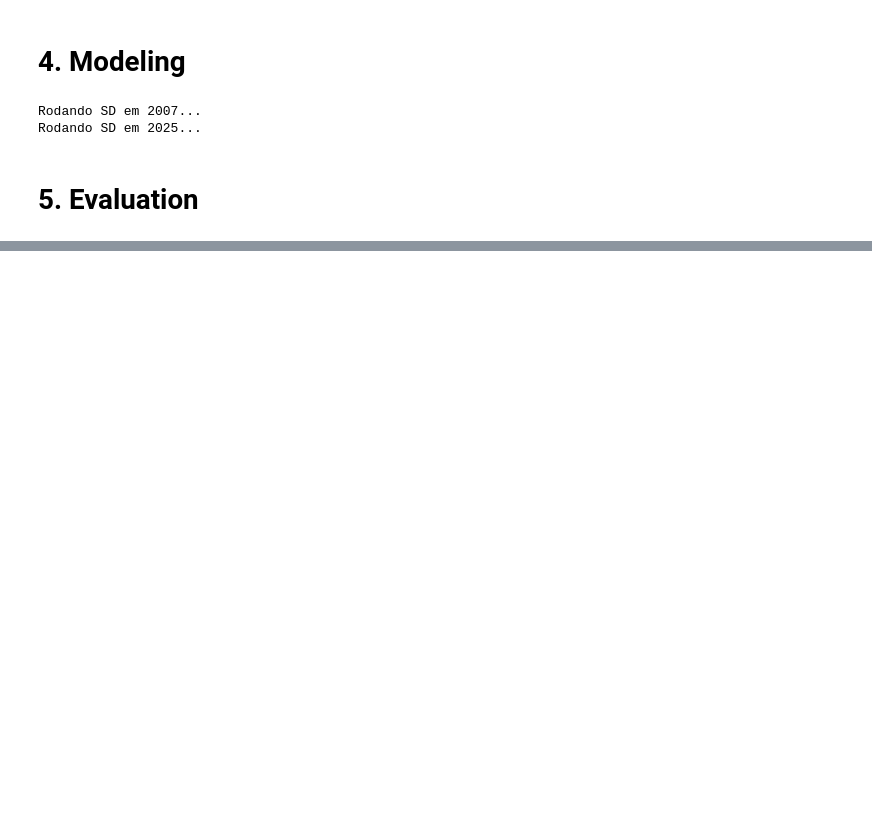
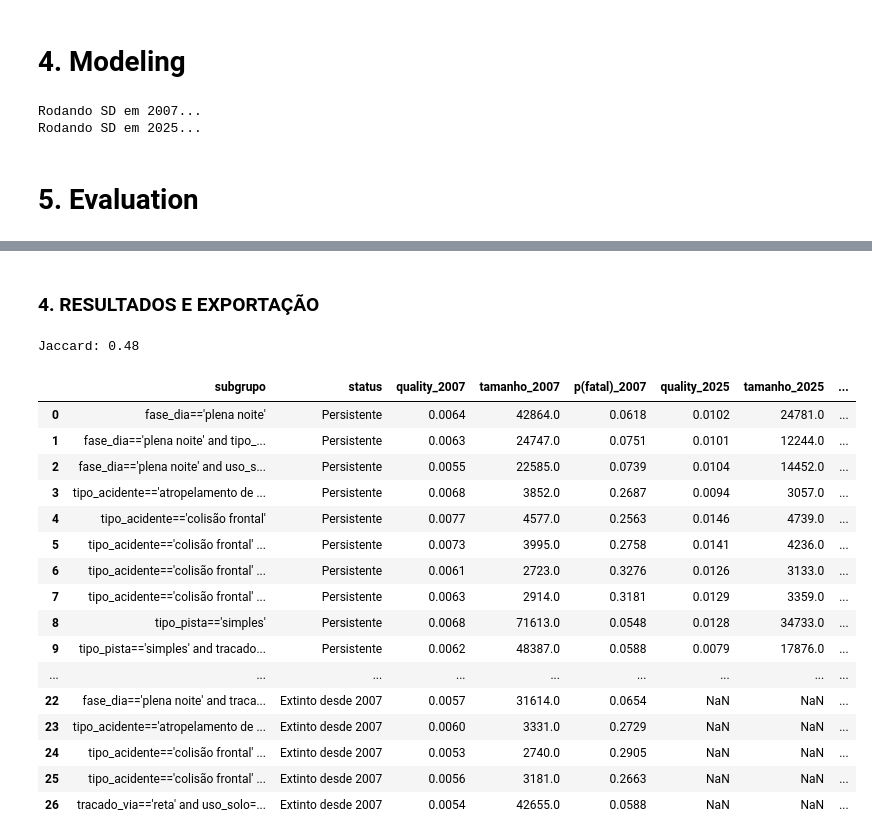
Before and after one commit to HectorSoares/tp_ad, a Jupyter notebook: main.ipynb, the cells around one changed output, grey strips where cells are left out. Saved outputs shown, nothing was run; the diff lists cells and outputs as text; code cells hidden in the pictures; blank space fills up the shorter version.

```diff
--- a/main.ipynb
+++ b/main.ipynb
@@ -13,6 +13,10 @@ import numpy as np
 import matplotlib.pyplot as plt
 import seaborn as sns
 import math
+
+pd.set_option('display.max_colwidth', None)
+#pd.set_option('display.width', 2000)
+pd.set_option('display.max_columns', None)
 # %% [markdown]
 # 1. Business Understanding
 # %% [markdown]
@@ -384,4 +437,34 @@ Rodando SD em 2007...
 Rodando SD em 2025...
 # %% [markdown]
 # 5. Evaluation
+# %%
+def subgroup_to_str(sg):
+    return str(sg).strip().lower()
+
+# Mapeia string -> linha original para recuperar métricas
+map07 = {subgroup_to_str(r['subgroup']): r for _, r in res07.iterrows()}
+map25 = {subgroup_to_str(r['subgroup']): r for _, r in res25.iterrows()}
+
+set07 = set(map07.keys())
+set25 = set(map25.keys())
+
+jaccard = len(set07 & set25) / len(set07 | set25) if set07 | set25 else 0
+
+def make_table(keys, map_principal, map_secundario=None):
+    rows = []
+    for k in sorted(keys):
+        r = map_principal[k]
+        row = {
+            'subgrupo': k,
+            'quality':  round(r['quality'], 4),
+            'tamanho':  int(r['size_sg']),
+            'p(fatal)': round(r['target_share_sg'], 4),
+        }
+        if map_secundario and k in map_secundario:
+            r2 = map_secundario[k]
+            row['quality_outro_ano'] = round(r2['quality'], 4)
+            row['tamanho_outro_ano'] = int(r2['size_sg'])
+            row['p(fatal)_outro_ano'] = round(r2['target_share_sg'], 4)
+        rows.append(row)
+    return pd.DataFrame(rows)
 # %%
@@ -468,3 +518,31 @@ print(sep)
+# %% [markdown]
+### 4. RESULTADOS E EXPORTAÇÃO
+# %%
+print(f"Jaccard: {jaccard:.2f}")
+
+# Salva a tabela consolidada num arquivo CSV (pode ser aberto no Excel)
+df_tabela_final.to_csv("tabela_consolidada_subgrupos.csv", index=False)
+
+display(df_tabela_final)
+# %% [output]
+Jaccard: 0.48
+|  | subgrupo | status | quality_2007 | tamanho_2007 | p(fatal)_2007 | quality_2025 | tamanho_2025 | ... |
+| 0 | fase_dia=='plena noite' | Persistente | 0.0064 | 42864.0 | 0.0618 | 0.0102 | 24781.0 | ... |
+| 1 | fase_dia=='plena noite' and tipo_... | Persistente | 0.0063 | 24747.0 | 0.0751 | 0.0101 | 12244.0 | ... |
+| 2 | fase_dia=='plena noite' and uso_s... | Persistente | 0.0055 | 22585.0 | 0.0739 | 0.0104 | 14452.0 | ... |
+| 3 | tipo_acidente=='atropelamento de ... | Persistente | 0.0068 | 3852.0 | 0.2687 | 0.0094 | 3057.0 | ... |
+| 4 | tipo_acidente=='colisão frontal' | Persistente | 0.0077 | 4577.0 | 0.2563 | 0.0146 | 4739.0 | ... |
+| 5 | tipo_acidente=='colisão frontal' ... | Persistente | 0.0073 | 3995.0 | 0.2758 | 0.0141 | 4236.0 | ... |
+| 6 | tipo_acidente=='colisão frontal' ... | Persistente | 0.0061 | 2723.0 | 0.3276 | 0.0126 | 3133.0 | ... |
+| 7 | tipo_acidente=='colisão frontal' ... | Persistente | 0.0063 | 2914.0 | 0.3181 | 0.0129 | 3359.0 | ... |
+| 8 | tipo_pista=='simples' | Persistente | 0.0068 | 71613.0 | 0.0548 | 0.0128 | 34733.0 | ... |
+| 9 | tipo_pista=='simples' and tracado... | Persistente | 0.0062 | 48387.0 | 0.0588 | 0.0079 | 17876.0 | ... |
+| ... | ... | ... | ... | ... | ... | ... | ... | ... |
+| 22 | fase_dia=='plena noite' and traca... | Extinto desde 2007 | 0.0057 | 31614.0 | 0.0654 | NaN | NaN | ... |
+| 23 | tipo_acidente=='atropelamento de ... | Extinto desde 2007 | 0.0060 | 3331.0 | 0.2729 | NaN | NaN | ... |
+| 24 | tipo_acidente=='colisão frontal' ... | Extinto desde 2007 | 0.0053 | 2740.0 | 0.2905 | NaN | NaN | ... |
+| 25 | tipo_acidente=='colisão frontal' ... | Extinto desde 2007 | 0.0056 | 3181.0 | 0.2663 | NaN | NaN | ... |
+| 26 | tracado_via=='reta' and uso_solo=... | Extinto desde 2007 | 0.0054 | 42655.0 | 0.0588 | NaN | NaN | ... |
 # %%
 res07['ano'] = 2007
 res25['ano'] = 2025
```
Also changed, not shown: parts of 13 cells of this notebook.
